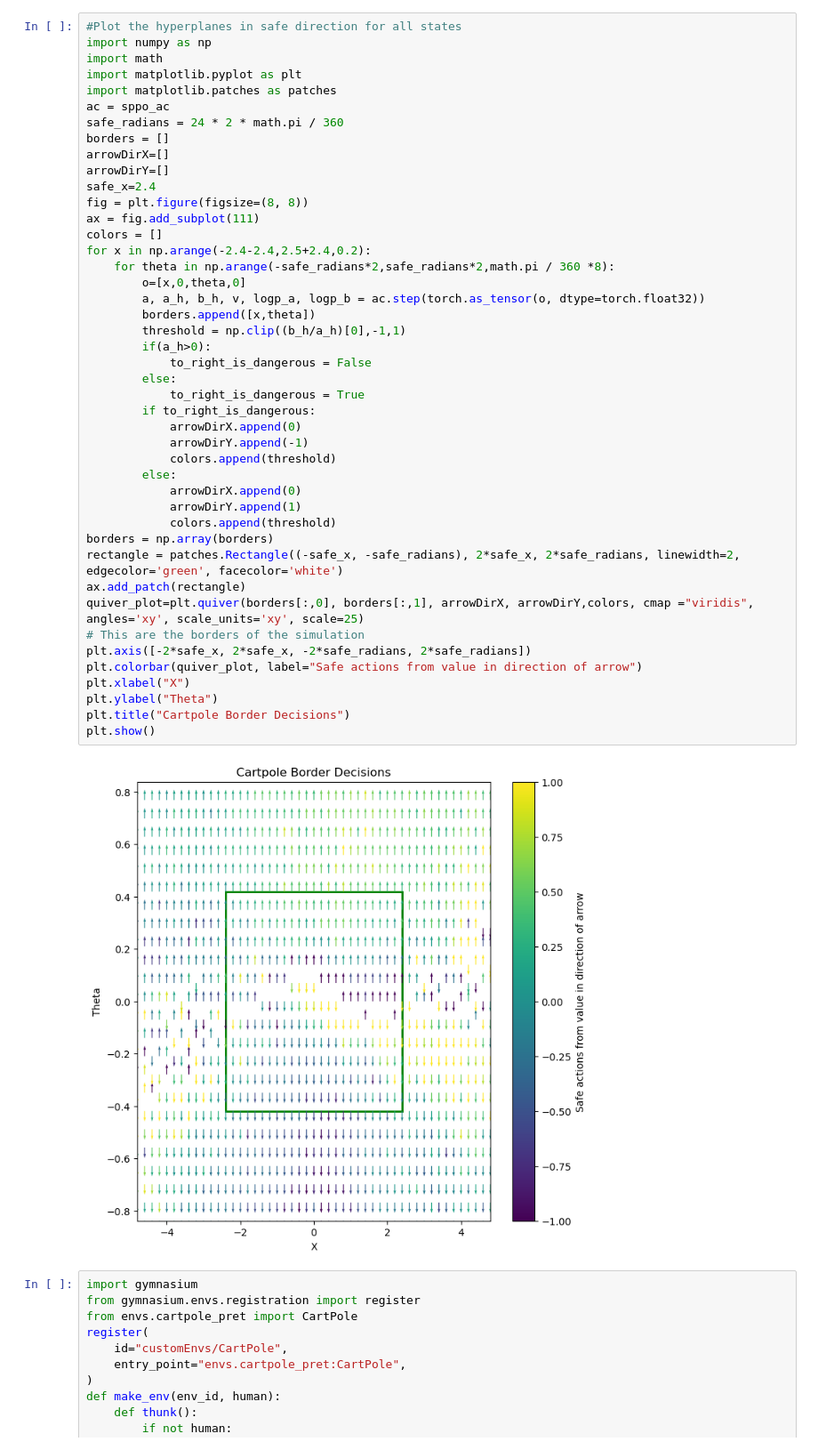
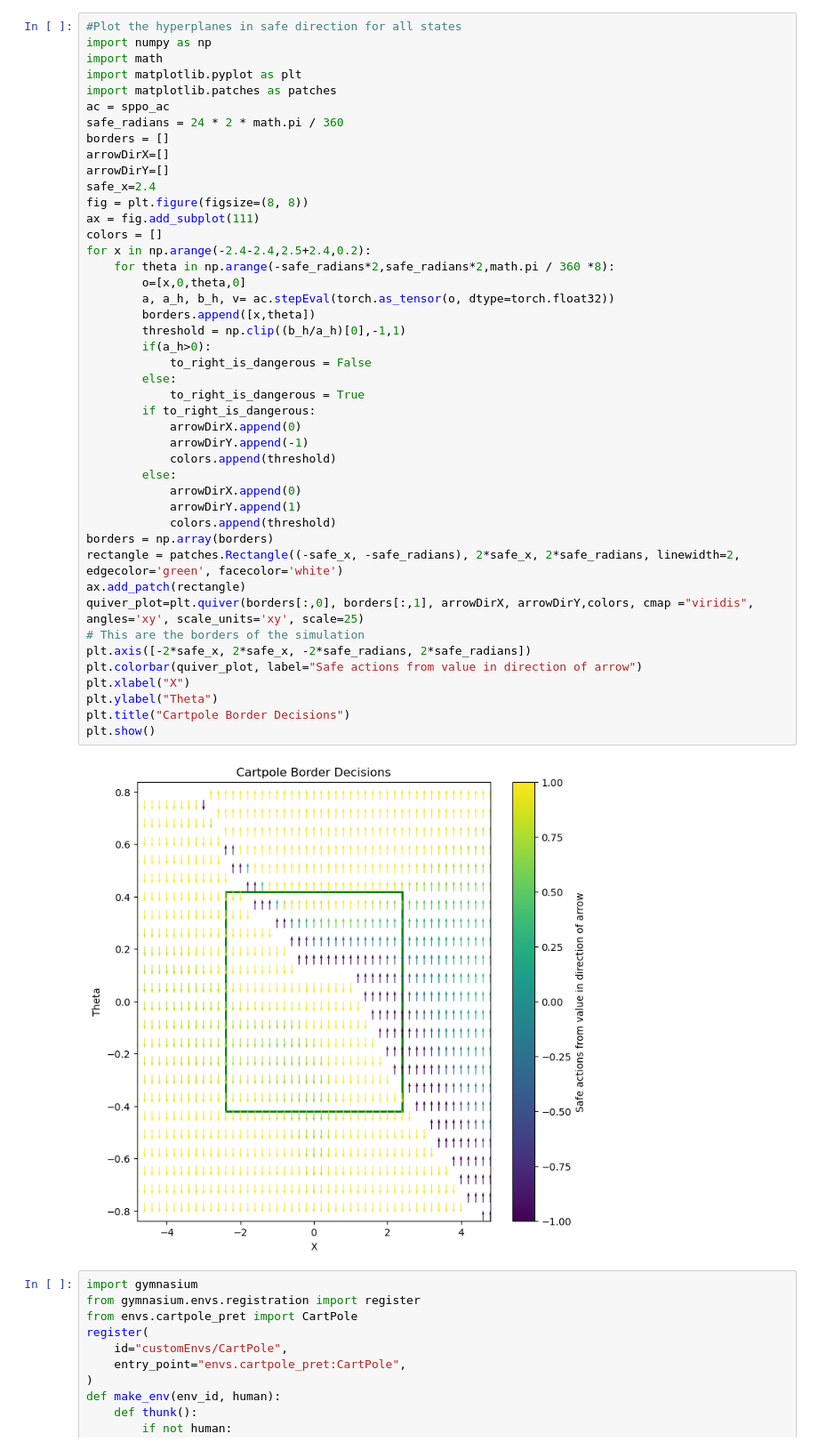
Before and after one commit to artureisele/discriminating-hyperplane, a Jupyter notebook: Double_Learning_Safety_Performance/testing_hyp.ipynb, the cells around one changed output. Shown at 89% size. Drawn from its saved outputs; the diff is of its cells as text.

```diff
--- a/Double_Learning_Safety_Performance/testing_hyp.ipynb
+++ b/Double_Learning_Safety_Performance/testing_hyp.ipynb
@@ -62,35 +62,35 @@ ax = fig.add_subplot(111)
 colors = []
 for x in np.arange(-2.4-2.4,2.5+2.4,0.2):
     for theta in np.arange(-safe_radians*2,safe_radians*2,math.pi / 360 *8):
         o=[x,0,theta,0]
-        a, a_h, b_h, v, logp_a, logp_b = ac.step(torch.as_tensor(o, dtype=torch.float32))
+        a, a_h, b_h, v= ac.stepEval(torch.as_tensor(o, dtype=torch.float32))
         borders.append([x,theta])
         threshold = np.clip((b_h/a_h)[0],-1,1)
         if(a_h>0):
             to_right_is_dangerous = False
         else:
             to_right_is_dangerous = True
         if to_right_is_dangerous:
             arrowDirX.append(0)
             arrowDirY.append(-1)
             colors.append(threshold)
         else:
             arrowDirX.append(0)
             arrowDirY.append(1)
             colors.append(threshold)
 borders = np.array(borders)
 rectangle = patches.Rectangle((-safe_x, -safe_radians), 2*safe_x, 2*safe_radians, linewidth=2, edgecolor='green', facecolor='white')
 ax.add_patch(rectangle)
 quiver_plot=plt.quiver(borders[:,0], borders[:,1], arrowDirX, arrowDirY,colors, cmap ="viridis", angles='xy', scale_units='xy', scale=25)
 # This are the borders of the simulation
 plt.axis([-2*safe_x, 2*safe_x, -2*safe_radians, 2*safe_radians])
 plt.colorbar(quiver_plot, label="Safe actions from value in direction of arrow")
 plt.xlabel("X")
 plt.ylabel("Theta")
 plt.title("Cartpole Border Decisions")
 plt.show()
 # %% [output]
-[figure, old version]
+[figure, new version]
 # %%
 import gymnasium
 from gymnasium.envs.registration import register
```
Also changed, not shown: parts of 3 cells of this notebook, 3 other files.
